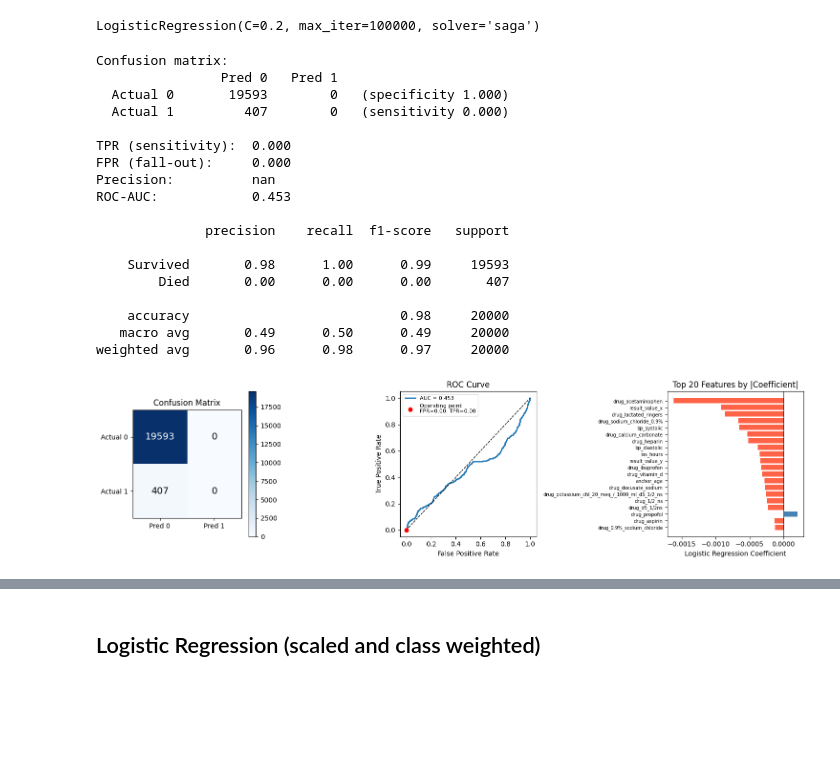
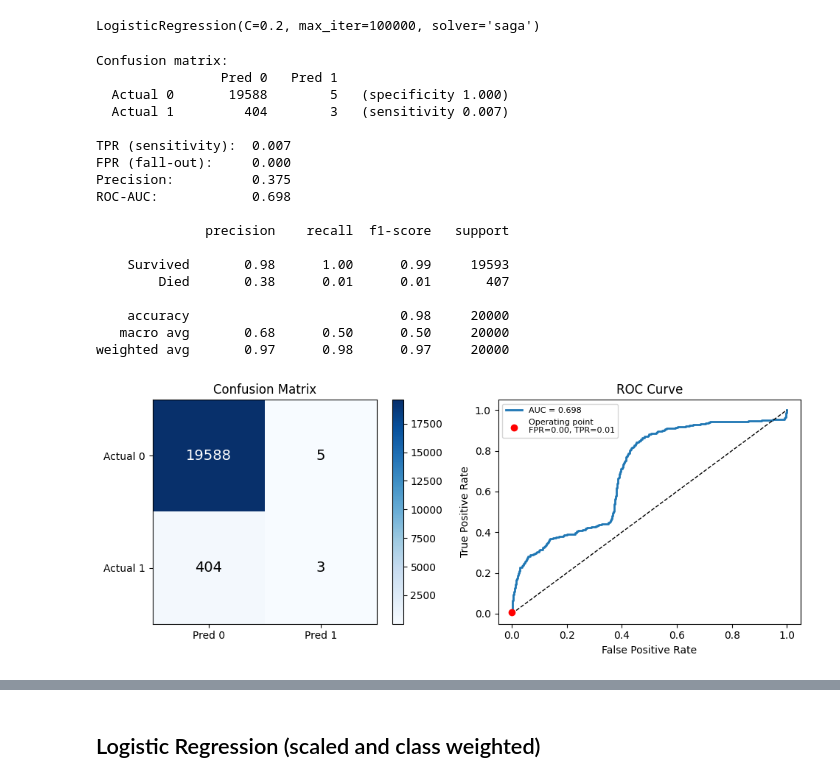
Before and after one commit to jackturner106/ml-final-project, a Jupyter notebook: survive_to_discharge.ipynb, the cells around one changed output, grey strips where cells are left out. Drawn from its saved outputs; the diff is of its cells as text; code cells hidden in the pictures; blank space fills up the shorter version.

```diff
--- a/survive_to_discharge.ipynb
+++ b/survive_to_discharge.ipynb
@@ -19,5 +19,5 @@ please provide us feedback at https://github.com/pandas-dev/pandas/issues/54466
 # %% [markdown]
 ## Data
 # %%
-X, y = SurvivalToDischarge.load_data(sample_size=100000, icu_vitals=True, top_n_labs=200, top_n_drugs=200, top_n_procedures=200)
+X, y = SurvivalToDischarge.load_data(sample_size=100000, icu_vitals=True, top_n_labs=230, top_n_drugs=954, top_n_procedures=55)
 # %% [output]
@@ -89,7 +92,7 @@ print()
 print(classification_report(y_test, y_pred, target_names=['Survived', 'Died']))
 
 # --- Plots ---
-fig, axes = plt.subplots(1, 3, figsize=(15, 4))
+fig, axes = plt.subplots(1, 2, figsize=(10, 4))
 
 # Confusion matrix heatmap
 im = axes[0].imshow(cm, cmap='Blues')
@@ -99,50 +102,39 @@ axes[0].set_yticklabels(['Actual 0', 'Actual 1'])
 for i in range(2):
     for j in range(2):
         axes[0].text(j, i, cm[i, j], ha='center', va='center',
                      color='white' if cm[i, j] > cm.max() / 2 else 'black', fontsize=14)
 axes[0].set_title('Confusion Matrix')
 plt.colorbar(im, ax=axes[0])
 
 # ROC curve
 fpr_curve, tpr_curve, _ = roc_curve(y_test, y_proba)
 auc = roc_auc_score(y_test, y_proba)
 axes[1].plot(fpr_curve, tpr_curve, lw=2, label=f'AUC = {auc:.3f}')
 axes[1].plot([0, 1], [0, 1], 'k--', lw=1)
 axes[1].scatter([fpr], [tpr], color='red', zorder=5, label=f'Operating point\nFPR={fpr:.2f}, TPR={tpr:.2f}')
 axes[1].set_xlabel('False Positive Rate'); axes[1].set_ylabel('True Positive Rate')
 axes[1].set_title('ROC Curve'); axes[1].legend(fontsize=8)
 
-# Top feature coefficients
-coef_series = pd.Series(model.coef_[0], index=X.columns)
-top_coef = coef_series[coef_series != 0].abs().sort_values(ascending=False).head(20)
-signed_top = coef_series[top_coef.index]
-colors = ['steelblue' if v > 0 else 'tomato' for v in signed_top]
-axes[2].barh(signed_top.index[::-1], signed_top.values[::-1], color=colors[::-1])
-axes[2].axvline(0, color='black', linewidth=0.8)
-axes[2].set_xlabel('Logistic Regression Coefficient')
-axes[2].set_title('Top 20 Features by |Coefficient|')
-axes[2].tick_params(axis='y', labelsize=7)
-
 plt.tight_layout()
 #plt.savefig('results/logistic_regression_results.png', dpi=120, bbox_inches='tight')
 plt.show()
 # %% [output]
 Confusion matrix:
                 Pred 0   Pred 1
-  Actual 0       19593        0   (specificity 1.000)
-  Actual 1         407        0   (sensitivity 0.000)
+  Actual 0       19588        5   (specificity 1.000)
+  Actual 1         404        3   (sensitivity 0.007)
 
-TPR (sensitivity):  0.000
+TPR (sensitivity):  0.007
 FPR (fall-out):     0.000
-Precision:          nan
-ROC-AUC:            0.453
+Precision:          0.375
+ROC-AUC:            0.698
 
               precision    recall  f1-score   support
 
     Survived       0.98      1.00      0.99     19593
-        Died       0.00      0.00      0.00       407
+        Died       0.38      0.01      0.01       407
 
     accuracy                           0.98     20000
-   macro avg       0.49      0.50      0.49     20000
-weighted avg       0.96      0.98      0.97     20000
+   macro avg       0.68      0.50      0.50     20000
+weighted avg       0.97      0.98      0.97     20000
-[figure, old version]
+[figure, new version]
```
Also changed, not shown: parts of 11 cells of this notebook, 4 other files.
